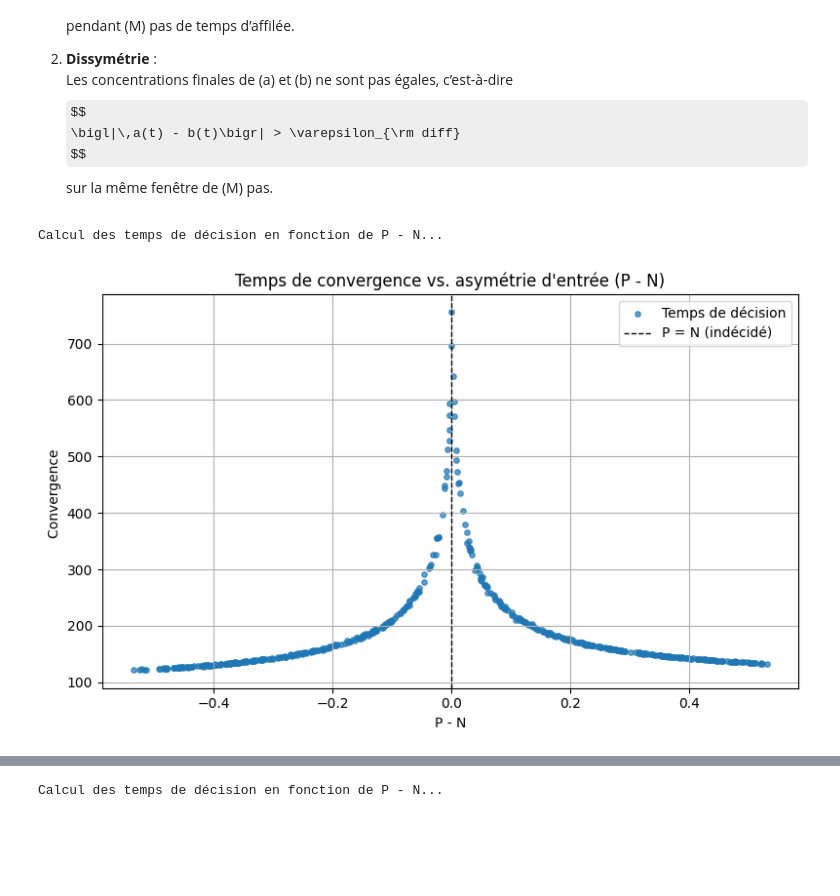
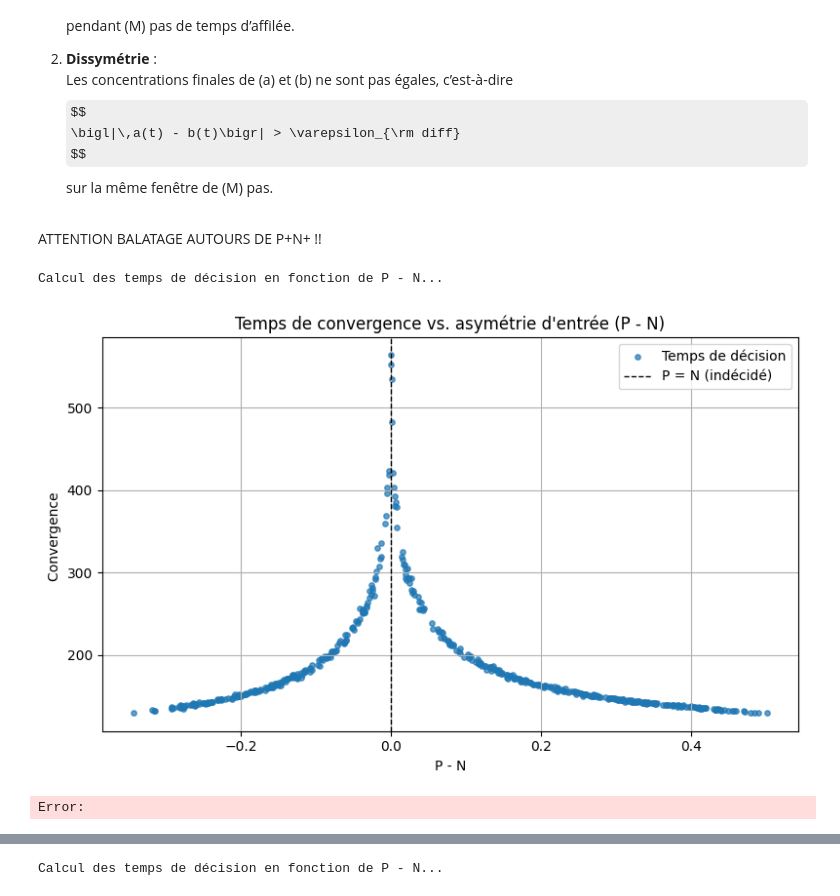
Before and after one commit to Aeronobase/Code-neural-network-with-CRNs, a Jupyter notebook: Sym Neuron-Rondelez_4_Response delay.ipynb, the cells around one changed output, grey strips where cells are left out. Saved outputs shown, nothing was run; the diff lists cells and outputs as text; code cells hidden in the pictures; some formulas as TeX source; blank space fills up the shorter version.

```diff
--- a/Sym Neuron-Rondelez_4_Response delay.ipynb
+++ b/Sym Neuron-Rondelez_4_Response delay.ipynb
@@ -58,9 +58,11 @@ lambda_a = 1.0
 lambda_b = 1.0
 
 # --- Parameter grid for numerical integration ---
+xlimit=1.3
+ylimit=1.3
 nb_of_points = 100
-P_grid = np.linspace(0.0, 3, nb_of_points)  # P entre 0 et 1.25
-N_grid = np.linspace(0.0, 3, nb_of_points)  # N entre 0 et 1.25
+P_grid = np.linspace(0.0, ylimit, nb_of_points)  # P entre 0 et 1.25
+N_grid = np.linspace(0.0, xlimit, nb_of_points)  # N entre 0 et 1.25
 
 # Noise parameters
 noise_sigma = 0.6  # écart-type du bruit gaussien ajouté
@@ -183,6 +184,8 @@ Le but est de calculer le **temps caractéristique** qu’il faut à un neurone
    \bigl|\,a(t) - b(t)\bigr| > \varepsilon_{\rm diff}
    $$
    sur la même fenêtre de \(M\) pas.
+# %% [markdown]
+ATTENTION BALATAGE AUTOURS DE P+N+ !!
 # %%
 import numpy as np
 import matplotlib.pyplot as plt
@@ -211,8 +214,8 @@ tf = 1000
 t_eval = np.linspace(0, tf, 3000)
 dt = t_eval[1] - t_eval[0]
 
-P_range = np.linspace(0.5, 1.5, 500)
-N_fixed = 1.0  # N est fixé, on fait varier P autour
+P_range = np.linspace(0.5, 1.25, 500)
+N_fixed = 0.8 # N est fixé, on fait varier P autour
 
 noise_sigma = 0.02  # bruit sur les inputs
 
@@ -248,34 +251,35 @@ for P in tqdm(P_range):
     # Recherche d'un état décidé stationnaire
     t_decided = np.inf
     for i in range(len(da) - M):
         if (np.all(np.abs(da[i:i+M]) < tol_stationary) and
             np.all(np.abs(db[i:i+M]) < tol_stationary) and
             np.all(diff_ab[i:i+M] > tol_difference)):
             t_decided = t[i]
             break
 
     delta_PN_list.append(delta_PN)
     decision_times.append(t_decided)
 
 # --- Conversion ---
 delta_PN_arr = np.array(delta_PN_list)
 decision_times_arr = np.array(decision_times)
 
 # --- Affichage ---
 plt.figure(figsize=(8, 5))
 mask = np.isfinite(decision_times_arr)
 plt.scatter(delta_PN_arr[mask], decision_times_arr[mask], s=15, alpha=0.7, label="Temps de décision")
 plt.axvline(0, color='k', linestyle='--', lw=1, label="P = N (indécidé)")
 plt.xlabel("P - N")
 plt.ylabel("Convergence ")
 plt.title("Temps de convergence vs. asymétrie d'entrée (P - N)")
 plt.legend()
 plt.grid(True)
 plt.tight_layout()
 plt.show()
 # %% [output]
 Calcul des temps de décision en fonction de P - N...
-[figure, old version]
+[figure, new version]
+Error:
 # %%
 import numpy as np
 import matplotlib.pyplot as plt
```
Also changed, not shown: parts of 8 cells of this notebook, 2 other files.
